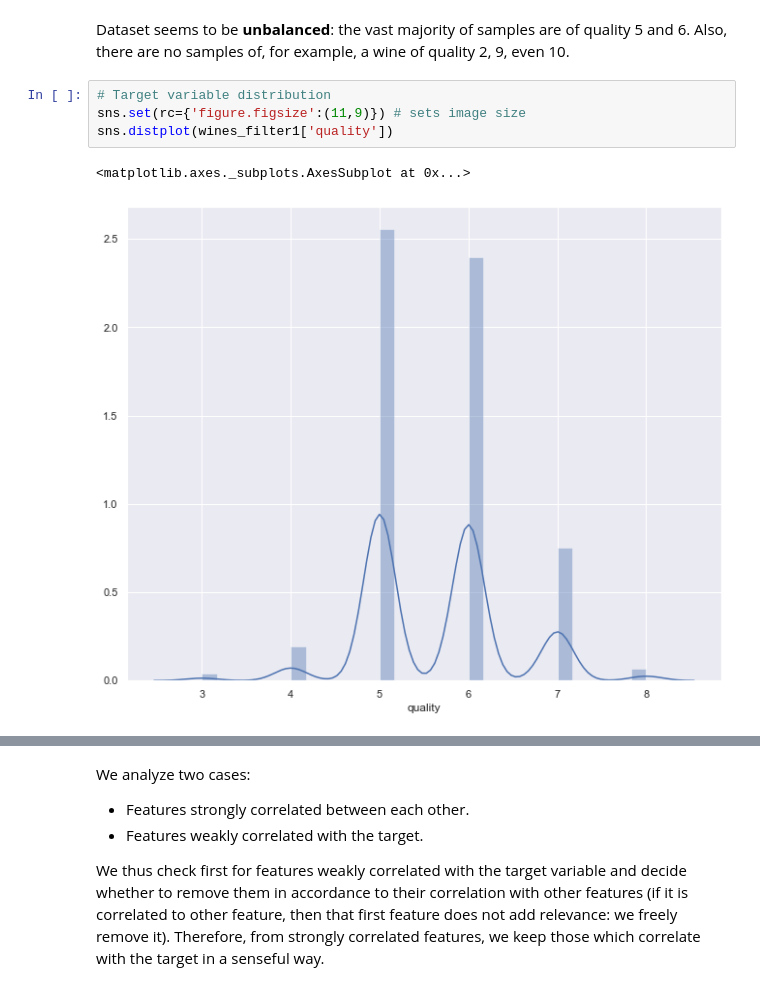
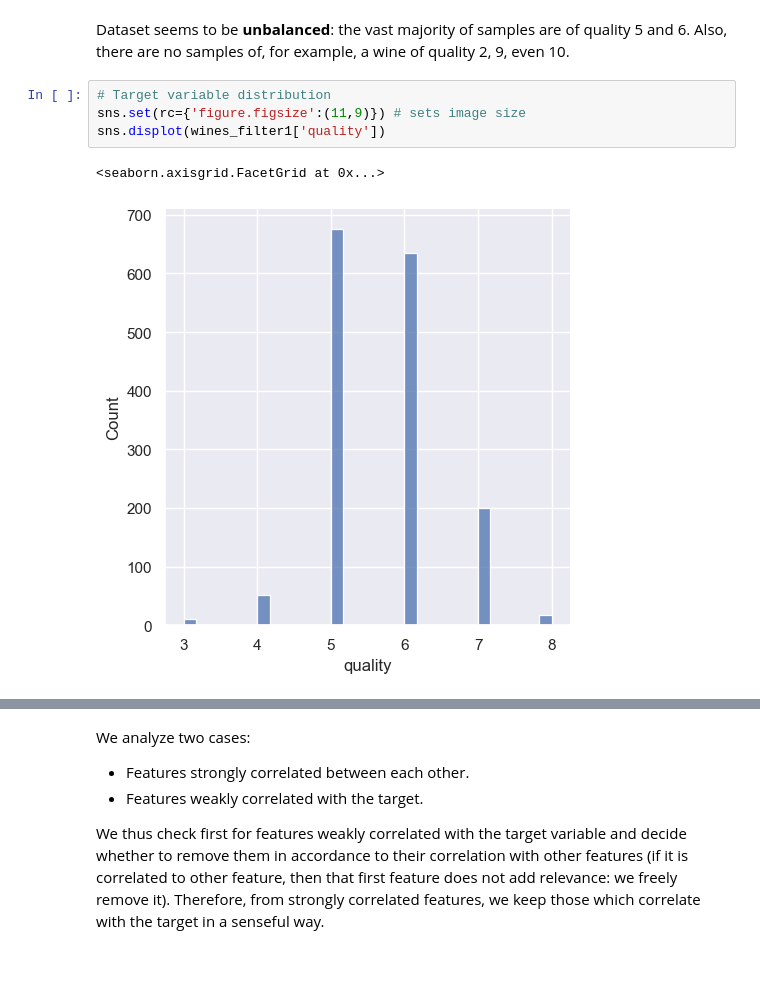
Before and after one commit to mateo-st/ML_UM, a Jupyter notebook: Entregable 1/LAB1 - Mordetzki, Stipanicic.ipynb, the cells around one changed output, grey strips where cells are left out. Cells and saved outputs as stored; diff of their text form; blank space fills up the shorter version.

```diff
--- a/Entregable 1/LAB1 - Mordetzki, Stipanicic.ipynb
+++ b/Entregable 1/LAB1 - Mordetzki, Stipanicic.ipynb
@@ -148,7 +150,7 @@ Dataset seems to be __unbalanced__: the vast majority of samples are of quality
 # %%
 # Target variable distribution
 sns.set(rc={'figure.figsize':(11,9)}) # sets image size
-sns.distplot(wines_filter1['quality'])
+sns.displot(wines_filter1['quality'])
 # %% [output]
-<matplotlib.axes._subplots.AxesSubplot at 0x...>
+<seaborn.axisgrid.FacetGrid at 0x...>
-[figure, old version]
+[figure, new version]
```
Also changed, not shown: parts of 26 cells of this notebook.
